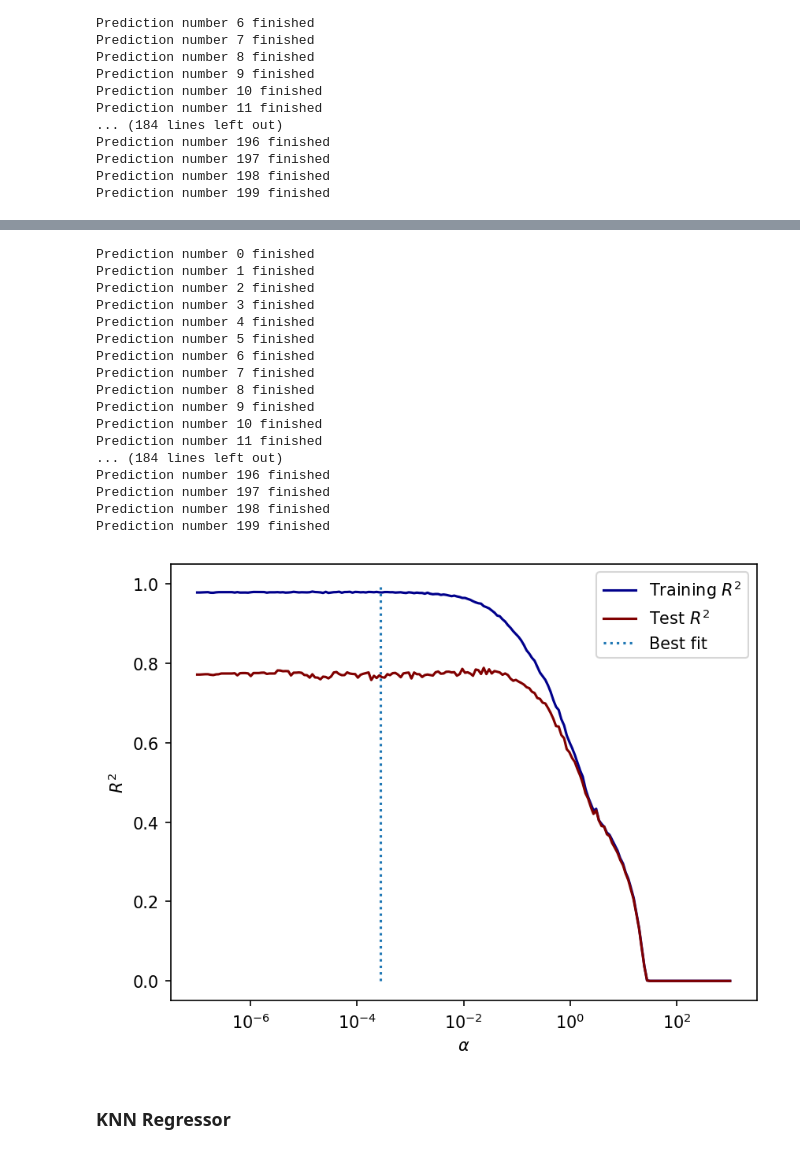
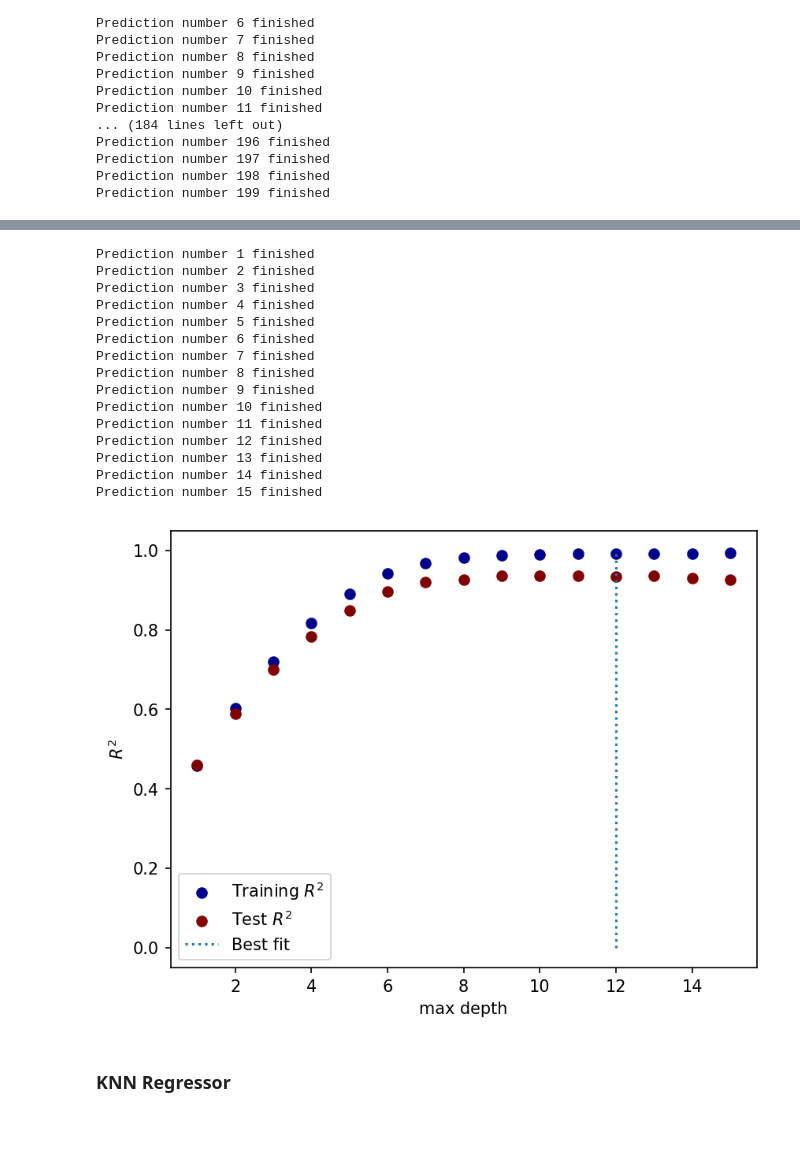
Before and after one commit to Santiq22/urban-heat-islands, a Jupyter notebook: notebooks/benchmarck_model_training.ipynb, the cells around one changed output, grey strips where cells are left out. Cells and saved outputs as stored; diff of their text form; code cells hidden in the pictures; blank space fills up the shorter version.

```diff
--- a/notebooks/benchmarck_model_training.ipynb
+++ b/notebooks/benchmarck_model_training.ipynb
@@ -484,24 +548,24 @@ plt.show()
 # %%
-# Set array of eta values
-reg_alpha = logspace(-7, 3, 200)
+# Set array of depth values
+depth = [i for i in range(1, 16, 1)]
 
 # Set R^2 arrays
 r2_train_array = []
 r2_test_array = []
 
-for i, alpha_value in enumerate(reg_alpha):
+for depth_value in depth:
     # Set a new model
     xgbr = XGBRegressor(nthread = -1,
-                        colsample_bylevel = 0.27089875569868677,
-                        colsample_bynode = 0.00023871262162442934,
-                        colsample_bytree = 0.2521310852858073,
-                        eta = 0.16984948183848828,
-                        gamma = 4.936495008750438e-07,
-                        max_depth = 9,
-                        min_child_weight = 1.1130829945563475e-06,
-                        reg_alpha = alpha_value,
-                        reg_lambda = 0.11543156340963502,
-                        subsample = 0.6725418424266979,
+                        colsample_bylevel = 0.00025590970573705074,
+                        colsample_bynode = 0.0016125310507609189,
+                        colsample_bytree = 0.7224831748725747,
+                        eta = 0.18997582778109562,
+                        gamma = 4.495813828450373e-06,
+                        max_depth = depth_value,
+                        min_child_weight = 8.796462044636197e-05,
+                        reg_alpha = 1.3618213880575843e-07,
+                        reg_lambda = 2.0516109493758132e-07,
+                        subsample = 0.52161392755372,
                         tree_method = 'auto',
                         random_state = 10)
 
@@ -515,9 +579,8 @@ for i, alpha_value in enumerate(reg_alpha):
     r2_test = r2_score(y_test, test_predictions)
     r2_train_array.append(r2_train)
     r2_test_array.append(r2_test)
-    print("Prediction number {} finished".format(i))
+    print("Prediction number {} finished".format(depth_value))
 # %% [output]
-Prediction number 0 finished
 Prediction number 1 finished
 Prediction number 2 finished
 Prediction number 3 finished
@@ -529,23 +592,21 @@ Prediction number 8 finished
 Prediction number 9 finished
 Prediction number 10 finished
 Prediction number 11 finished
-... (184 lines left out)
-Prediction number 196 finished
-Prediction number 197 finished
-Prediction number 198 finished
-Prediction number 199 finished
+Prediction number 12 finished
+Prediction number 13 finished
+Prediction number 14 finished
+Prediction number 15 finished
 # %%
 fig, ax = plt.subplots(1, 1, dpi = 150)
-ax.plot(reg_alpha, r2_train_array, color = 'darkblue', label = 'Training $R^{2}$')
-ax.plot(reg_alpha, r2_test_array, color = 'maroon', label = 'Test $R^{2}$')
-ax.vlines(0.00027764020436691245, ymax = 1.0, ymin = 0.0, ls = ':', label = 'Best fit')
-ax.set_xscale('log')
-ax.set_xlabel(r'$\alpha$')
+ax.scatter(depth, r2_train_array, color = 'darkblue', label = 'Training $R^{2}$')
+ax.scatter(depth, r2_test_array, color = 'maroon', label = 'Test $R^{2}$')
+ax.vlines(12, ymax = 1.0, ymin = 0.0, ls = ':', label = 'Best fit')
+ax.set_xlabel('max depth')
 ax.set_ylabel('$R^{2}$')
 ax.legend()
 plt.show()
 # %% [output]
-[figure, old version]
+[figure, new version]
 # %% [markdown]
 ### KNN Regressor
 # %%
```
Also changed, not shown: parts of 45 cells of this notebook, 57 other files.
